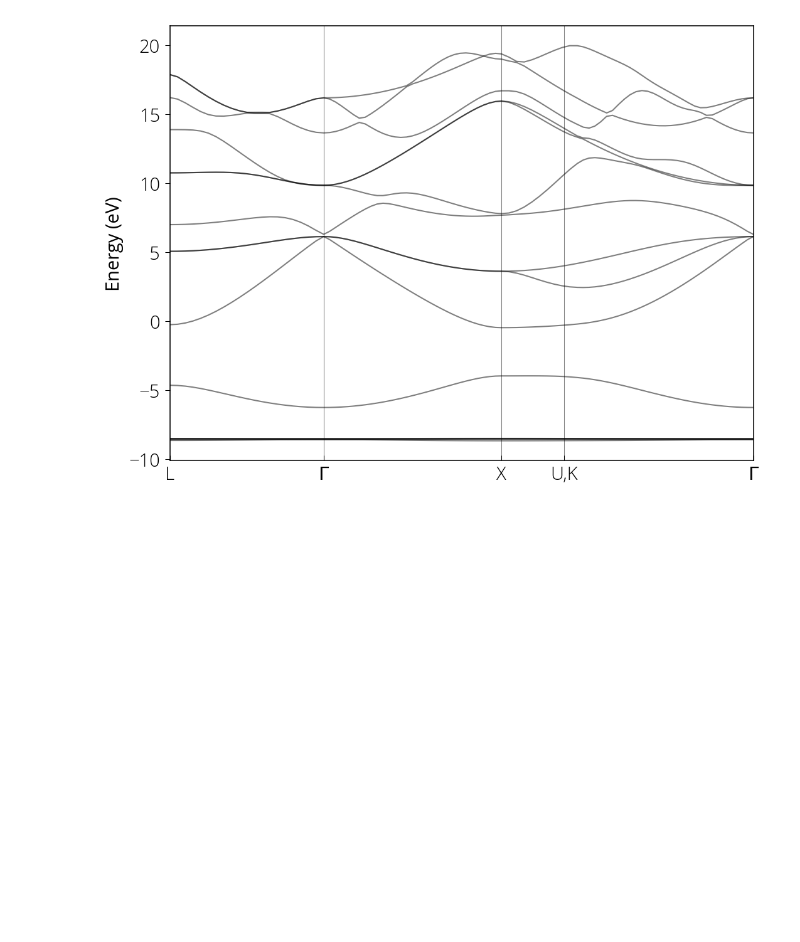
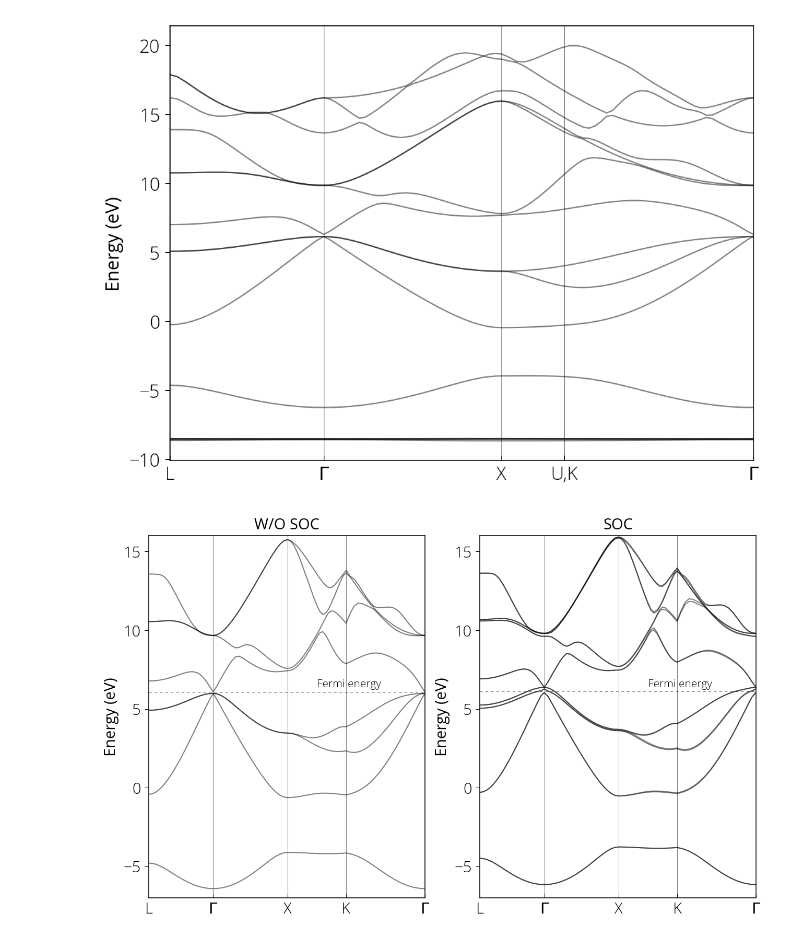
Before and after one commit to pranabdas/espresso, a Jupyter notebook: notebooks/GaAs-plots.ipynb, the cells around one changed output. Drawn from its saved outputs; the diff is of its cells as text; code cells hidden in the pictures; blank space fills up the shorter version.

```diff
--- a/notebooks/GaAs-plots.ipynb
+++ b/notebooks/GaAs-plots.ipynb
@@ -36,12 +36,12 @@ plt.rcParams["figure.facecolor"]="white"
 # %%
 data = np.loadtxt('../src/GaAs/GaAs_bands.dat.gnu')
 
-energy = np.unique(data[:, 0])
-bands = np.reshape(data[:, 1], (-1, len(energy)))
+k = np.unique(data[:, 0])
+bands = np.reshape(data[:, 1], (-1, len(k)))
 
 for band in range(len(bands)):
-    plt.plot(energy, bands[band, :], linewidth=1, alpha=0.5, color='k')
-plt.xlim(min(energy), max(energy))
+    plt.plot(k, bands[band, :], linewidth=1, alpha=0.5, color='k')
+plt.xlim(min(k), max(k))
 
 # Fermi energy
 # plt.axhline(0.921, linestyle=(0, (8, 10)), linewidth=0.75, color='k', alpha=0.5)
@@ -56,3 +56,54 @@ plt.ylabel("Energy (eV)")
 plt.show()
 # %% [output]
 [figure]
+# %%
+data = np.loadtxt('../src/GaAs/GaAs_bands_wo_soc.dat.gnu')
+
+k = np.unique(data[:, 0])
+bands = np.reshape(data[:, 1], (-1, len(k)))
+
+fig = plt.figure(figsize = (10, 6))
+plt.subplot(121)
+for band in range(len(bands)):
+    plt.plot(k, bands[band, :], linewidth=1, alpha=0.5, color='k')
+plt.xlim(min(k), max(k))
+
+# Fermi energy
+plt.axhline(y=6.0356, linewidth=0.5, color='k', alpha=0.5, linestyle=(0, (5, 5)))
+# High symmetry k-points (check bands_pp.out)
+plt.axvline(x=0.6124, linewidth=0.5, color='k', alpha=0.5)
+plt.axvline(x=1.3195, linewidth=0.5, color='k', alpha=0.5)
+plt.axvline(x=1.8785, linewidth=0.5, color='k', alpha=0.5)
+# text labels
+plt.xticks(ticks= [0, 0.6124, 1.3195, 1.8785, k[-1]], \
+           labels=['L', '$\Gamma$', 'X', 'K', '$\Gamma$'])
+plt.ylabel("Energy (eV)")
+plt.text(1.6, 6.4, 'Fermi energy', fontsize= 10)
+plt.title("W/O SOC")
+plt.ylim(-7, 16)
+
+data = np.loadtxt('../src/GaAs/GaAs_bands_soc.dat.gnu')
+
+k = np.unique(data[:, 0])
+bands = np.reshape(data[:, 1], (-1, len(k)))
+plt.subplot(122)
+for band in range(len(bands)):
+    plt.plot(k, bands[band, :], linewidth=1, alpha=0.5, color='k')
+plt.xlim(min(k), max(k))
+
+# Fermi energy
+plt.axhline(y=6.1026, linewidth=0.5, color='k', alpha=0.5, linestyle=(0, (5, 5)))
+# High symmetry k-points (check bands_pp.out)
+plt.axvline(x=0.6124, linewidth=0.5, color='k', alpha=0.5)
+plt.axvline(x=1.3195, linewidth=0.5, color='k', alpha=0.5)
+plt.axvline(x=1.8785, linewidth=0.5, color='k', alpha=0.5)
+# text labels
+plt.xticks(ticks= [0, 0.6124, 1.3195, 1.8785, k[-1]], \
+           labels=['L', '$\Gamma$', 'X', 'K', '$\Gamma$'])
+plt.ylabel("Energy (eV)")
+plt.text(1.6, 6.4, 'Fermi energy', fontsize= 10)
+plt.title("SOC")
+plt.ylim(-7, 16)
+plt.show()
+# %% [output]
+[figure, added]
```
Also changed, not shown: 49 other files.
